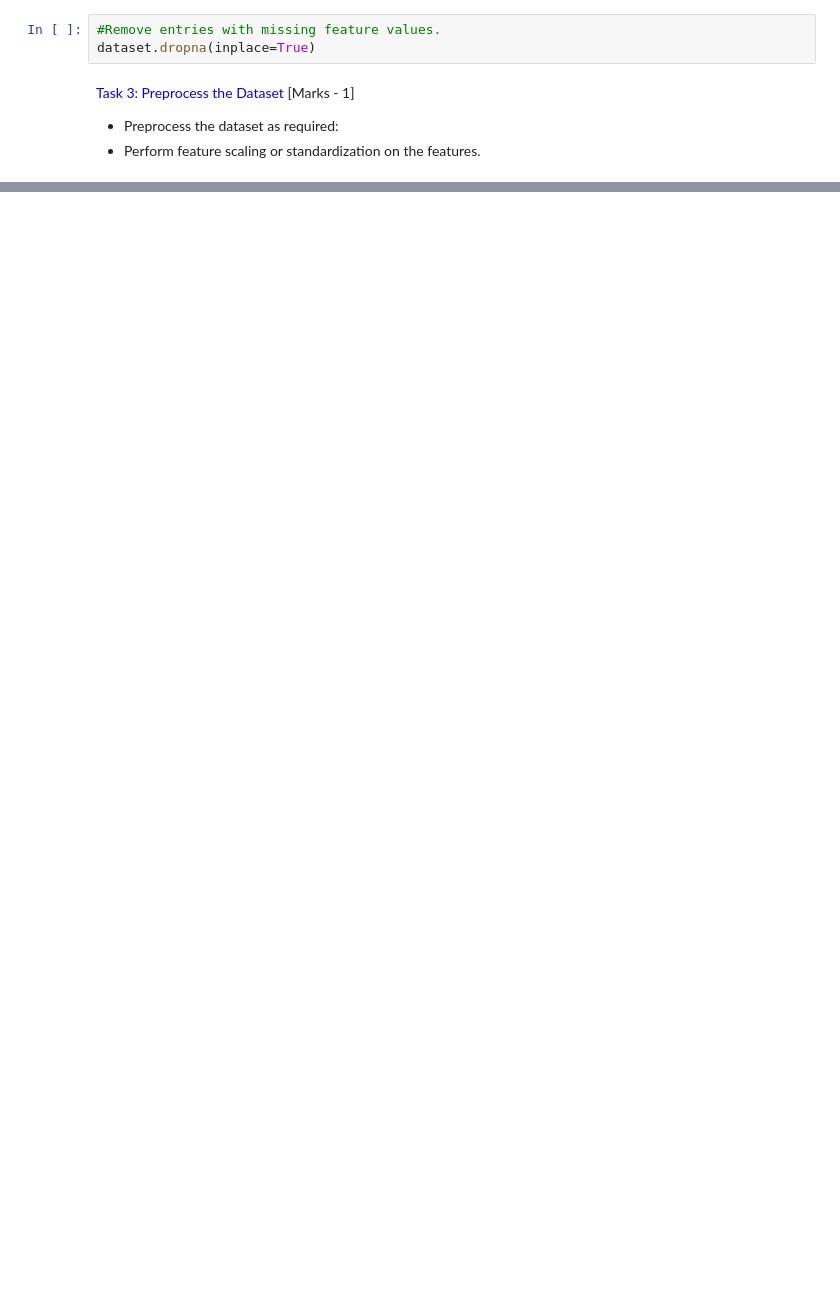
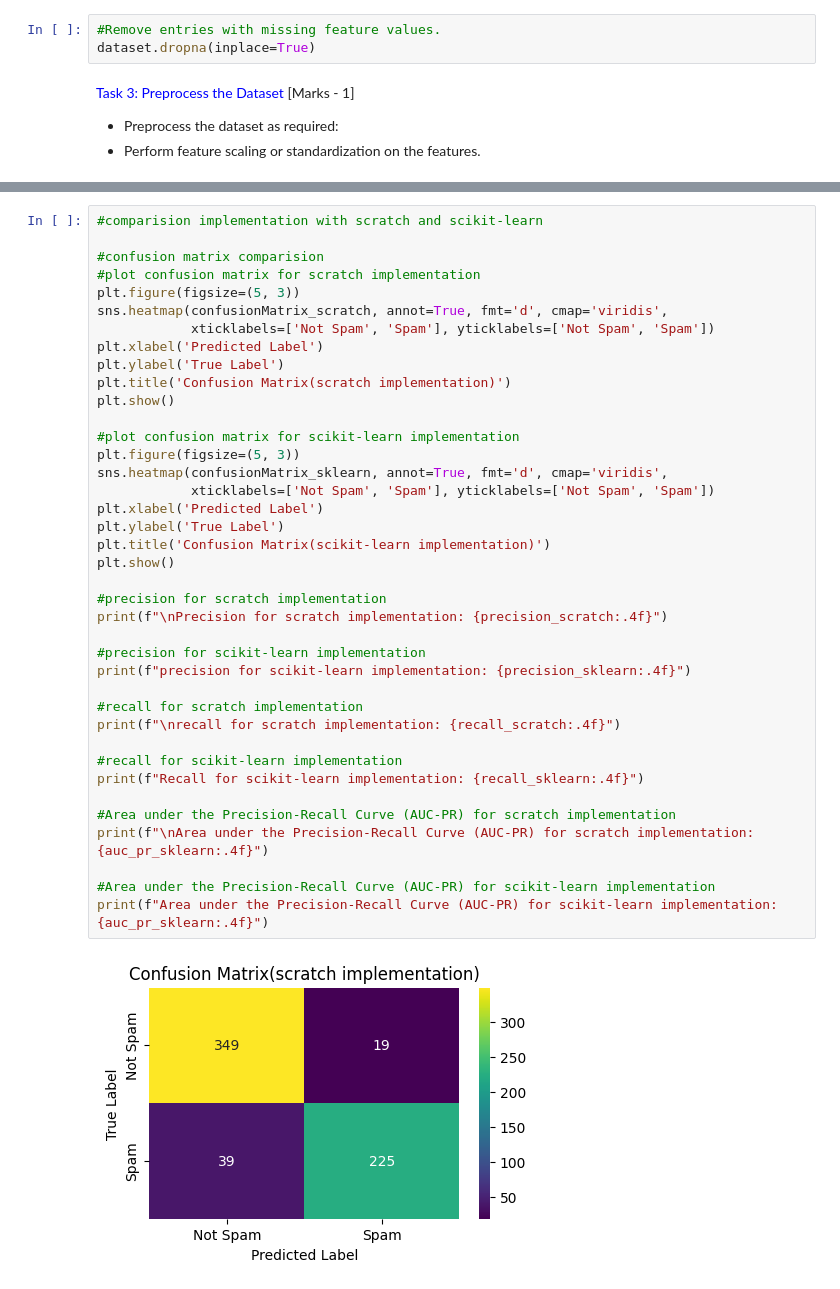
Before and after one commit to NehaKumari500092077/Machine-Learning-Lab, a Jupyter notebook: Session3_Assignments.ipynb, the cells around one changed output, grey strips where cells are left out. Saved outputs shown, nothing was run; the diff lists cells and outputs as text; blank space fills up the shorter version.

```diff
--- a/Session3_Assignments.ipynb
+++ b/Session3_Assignments.ipynb
@@ -148,0 +367,41 @@ dataset.dropna(inplace=True)
+# %%
+#comparision implementation with scratch and scikit-learn
+
+#confusion matrix comparision
+#plot confusion matrix for scratch implementation
+plt.figure(figsize=(5, 3))
+sns.heatmap(confusionMatrix_scratch, annot=True, fmt='d', cmap='viridis',
+            xticklabels=['Not Spam', 'Spam'], yticklabels=['Not Spam', 'Spam'])
+plt.xlabel('Predicted Label')
+plt.ylabel('True Label')
+plt.title('Confusion Matrix(scratch implementation)')
+plt.show()
+
+#plot confusion matrix for scikit-learn implementation
+plt.figure(figsize=(5, 3))
+sns.heatmap(confusionMatrix_sklearn, annot=True, fmt='d', cmap='viridis',
+            xticklabels=['Not Spam', 'Spam'], yticklabels=['Not Spam', 'Spam'])
+plt.xlabel('Predicted Label')
+plt.ylabel('True Label')
+plt.title('Confusion Matrix(scikit-learn implementation)')
+plt.show()
+
+#precision for scratch implementation
+print(f"\nPrecision for scratch implementation: {precision_scratch:.4f}")
+
+#precision for scikit-learn implementation
+print(f"precision for scikit-learn implementation: {precision_sklearn:.4f}")
+
+#recall for scratch implementation
+print(f"\nrecall for scratch implementation: {recall_scratch:.4f}")
+
+#recall for scikit-learn implementation
+print(f"Recall for scikit-learn implementation: {recall_sklearn:.4f}")
+
+#Area under the Precision-Recall Curve (AUC-PR) for scratch implementation
+print(f"\nArea under the Precision-Recall Curve (AUC-PR) for scratch implementation: {auc_pr_sklearn:.4f}")
+
+#Area under the Precision-Recall Curve (AUC-PR) for scikit-learn implementation
+print(f"Area under the Precision-Recall Curve (AUC-PR) for scikit-learn implementation: {auc_pr_sklearn:.4f}")
+# %% [output]
+[figure, added]
```
Also changed, not shown: parts of 27 cells of this notebook.
